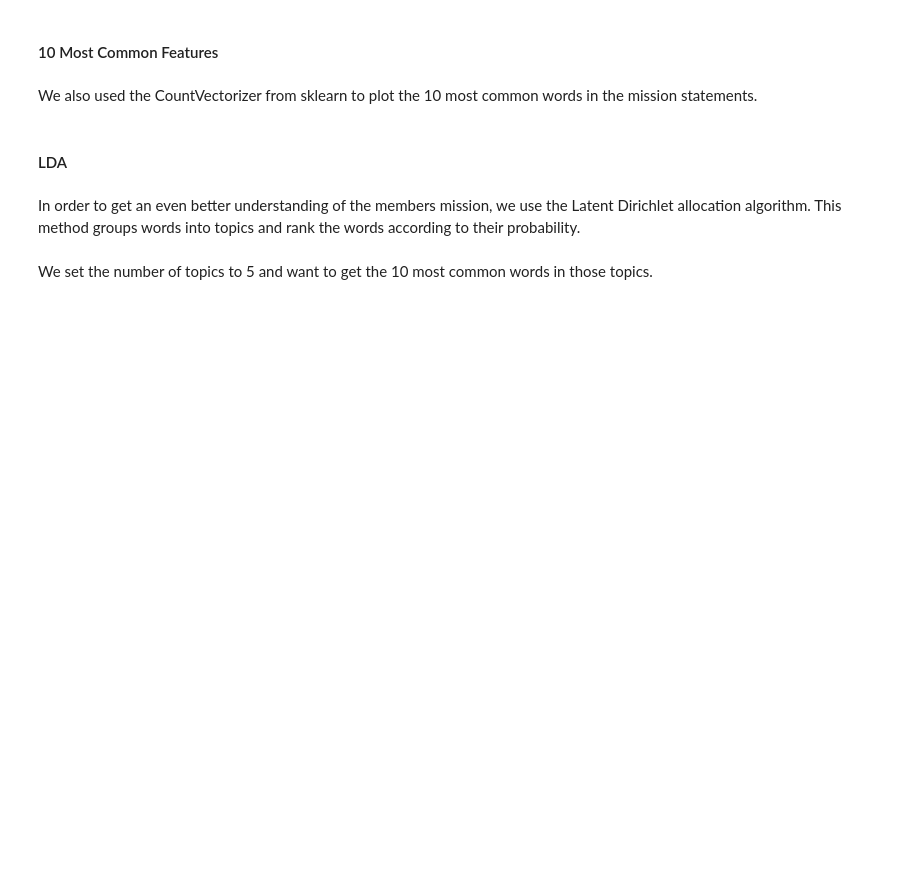
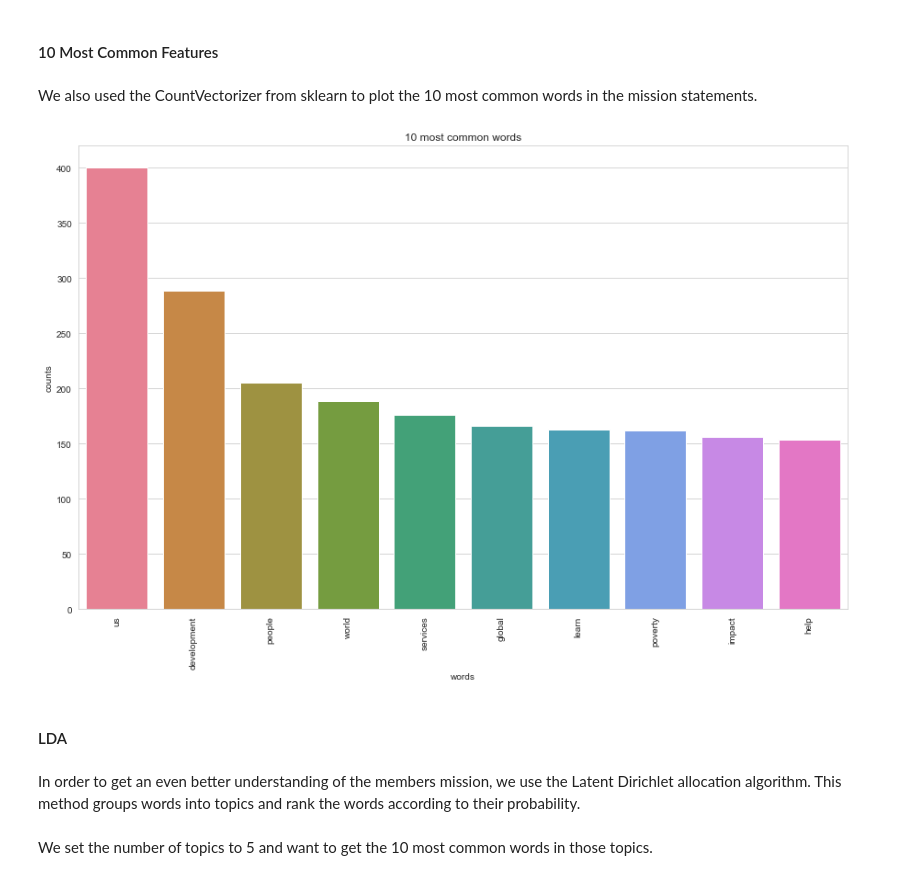
Before and after one commit to albertodiazdurana/Web-scrapping_NLP_topic-analysis-1a, a Jupyter notebook: IandEStudy.ipynb, the cells around one changed output. Drawn from its saved outputs; the diff is of its cells as text; code cells hidden in the pictures; blank space fills up the shorter version.

```diff
--- a/IandEStudy.ipynb
+++ b/IandEStudy.ipynb
@@ -385,11 +428,27 @@ def plot_10_most_common_words(count_data, count_vectorizer):
     plt.show()
 # %%
 # Initialise the count vectorizer with the English stop words
-count_vectorizer = CountVectorizer(stop_words='english')
+all_stopwords = stopwords.words("english")
+all_stopwords.extend(
+    [
+        "Twitter",
+        "Linkedin-in",
+        "work",
+        "Youtube",
+        "Facebook-f",
+        "About",
+        "s",
+        "site",
+        "news"
+    ]
+)
+count_vectorizer = CountVectorizer(stop_words=all_stopwords)
 # Fit and transform the processed titles
-count_data = count_vectorizer.fit_transform(df['mission_statement_processed'])
+count_data = count_vectorizer.fit_transform(df['processed_text'])
 # Visualise the 10 most common words
 plot_10_most_common_words(count_data, count_vectorizer)
+# %% [output]
+[figure, added]
 # %% [markdown]
 #### LDA
 # %% [markdown]
```
Also changed, not shown: parts of 13 cells of this notebook, 2 other files.
